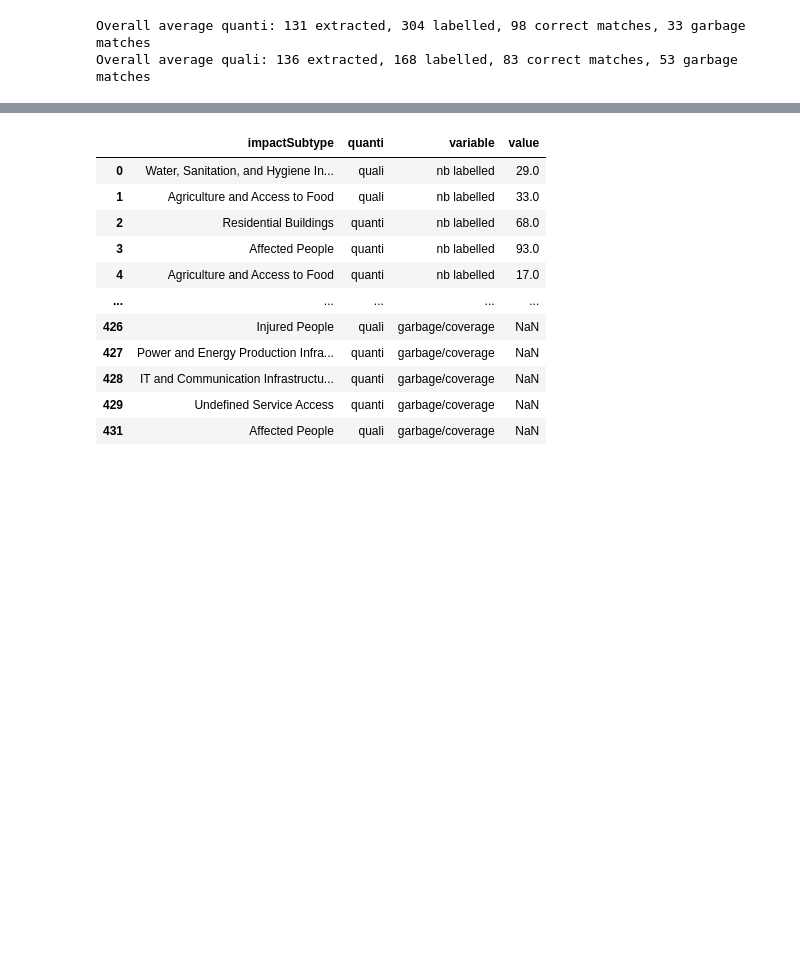
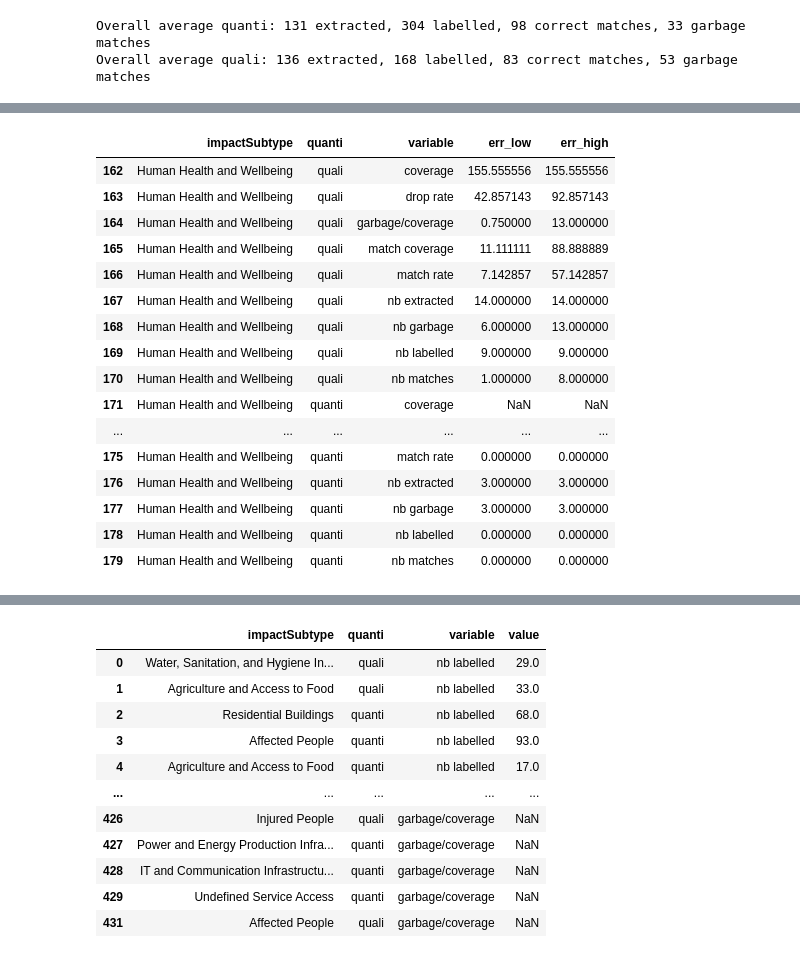
Before and after one commit to luseverin/ROUGE_database, a Jupyter notebook: notebooks/coverage_results.ipynb, the cells around one changed output, grey strips where cells are left out. Cells and saved outputs as stored; diff of their text form; code cells hidden in the pictures; blank space fills up the shorter version.

```diff
--- a/notebooks/coverage_results.ipynb
+++ b/notebooks/coverage_results.ipynb
@@ -254,0 +203,28 @@ coverage_df_match_subtype.sort_values("match rate", ascending=False)
+# %%
+#bootstrap
+# data_x/data_y: arrays or DataFrames of observations for X and Y
+seed = 42
+n_boot = 1000
+rng = np.random.default_rng(seed)
+bs_dfs = []
+group_keys = IMPACT_SUBTYPES_MERGED
+group_key = "impactSubtype"
+for _ in range(n_boot):
+    df_list = []
+    for qq in ["quanti", "quali"]:
+        labelled_dfq = labelled_df[labelled_df["quanti"]==qq]
+        extracted_dfq = extracted_df[extracted_df["quanti"]==qq]
+        matched_df_filterq = matched_df_filter2[matched_df_filter2["quanti"]==qq]
+        metrics_by_key = {}
+        for group_id in group_keys:
+            group_lab = labelled_dfq[labelled_dfq[group_key] == group_id]
+            group_ext = extracted_dfq[extracted_dfq[group_key] == group_id]
+            group_ext_match = matched_df_filterq[matched_df_filterq[group_key] == group_id]
+            n_lab = len(group_lab); n_ext = len(group_ext); n_match = nmatches(group_ext_match)
+            nmin = min(n_lab, n_ext)
+            rand_nmatch = rng.integers(0, nmin+1)
+            metrics_by_key = make_match_dict(n_ext, n_lab, rand_nmatch, qq, metrics_by_key)
+            df_list.append(pd.DataFrame(metrics_by_key, index=[group_id]))
+    df = pd.concat(df_list).reset_index(drop=False, names=[group_key])
+    bs_dfs.append(df)
+coverage_match_df_bs = pd.concat(bs_dfs).reset_index(drop=True)
@@ -255,3 +241,23 @@ coverage_df_match_subtype.sort_values("match rate", ascending=False)
+# %%
+coverage_match_df_err[coverage_match_df_err["impactSubtype"]=="Human Health and Wellbeing"]
+# %% [output]
+|  | impactSubtype | quanti | variable | err_low | err_high |
+| 162 | Human Health and Wellbeing | quali | coverage | 155.555556 | 155.555556 |
+| 163 | Human Health and Wellbeing | quali | drop rate | 42.857143 | 92.857143 |
+| 164 | Human Health and Wellbeing | quali | garbage/coverage | 0.750000 | 13.000000 |
+| 165 | Human Health and Wellbeing | quali | match coverage | 11.111111 | 88.888889 |
+| 166 | Human Health and Wellbeing | quali | match rate | 7.142857 | 57.142857 |
+| 167 | Human Health and Wellbeing | quali | nb extracted | 14.000000 | 14.000000 |
+| 168 | Human Health and Wellbeing | quali | nb garbage | 6.000000 | 13.000000 |
+| 169 | Human Health and Wellbeing | quali | nb labelled | 9.000000 | 9.000000 |
+| 170 | Human Health and Wellbeing | quali | nb matches | 1.000000 | 8.000000 |
+| 171 | Human Health and Wellbeing | quanti | coverage | NaN | NaN |
+| ... | ... | ... | ... | ... | ... |
+| 175 | Human Health and Wellbeing | quanti | match rate | 0.000000 | 0.000000 |
+| 176 | Human Health and Wellbeing | quanti | nb extracted | 3.000000 | 3.000000 |
+| 177 | Human Health and Wellbeing | quanti | nb garbage | 3.000000 | 3.000000 |
+| 178 | Human Health and Wellbeing | quanti | nb labelled | 0.000000 | 0.000000 |
+| 179 | Human Health and Wellbeing | quanti | nb matches | 0.000000 | 0.000000 |
 # %%
 from matplotlib.patches import bbox_artist
 from matplotlib.pyplot import subplot
```
Also changed, not shown: parts of 8 cells of this notebook.
